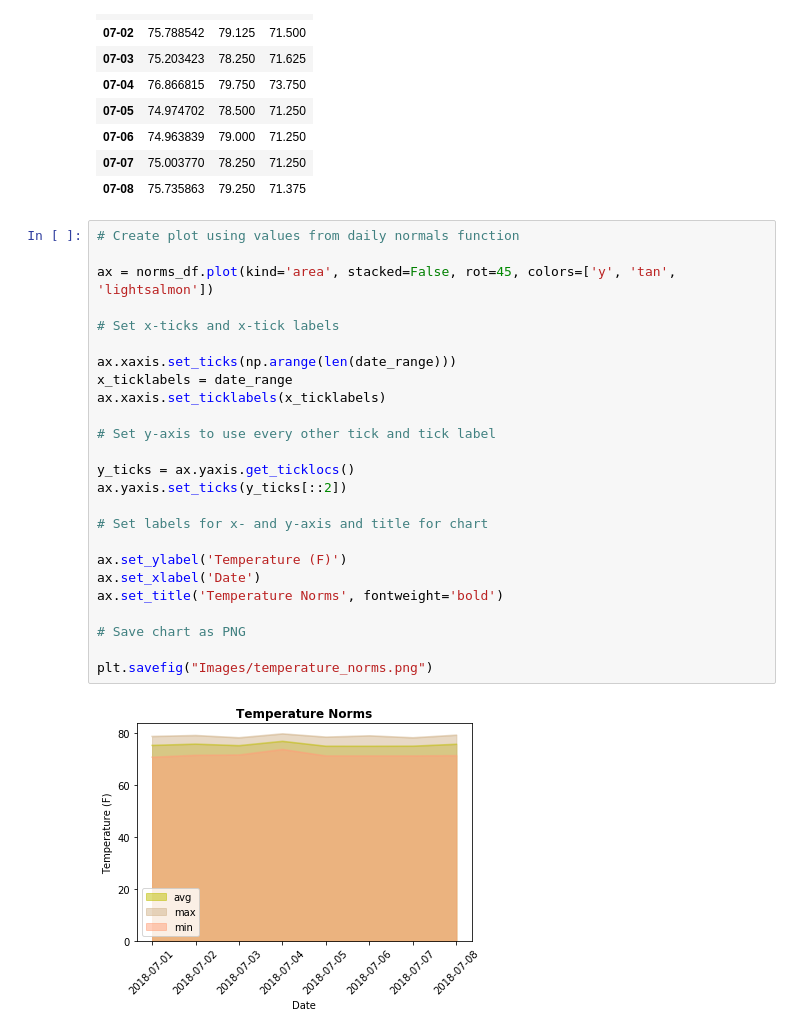
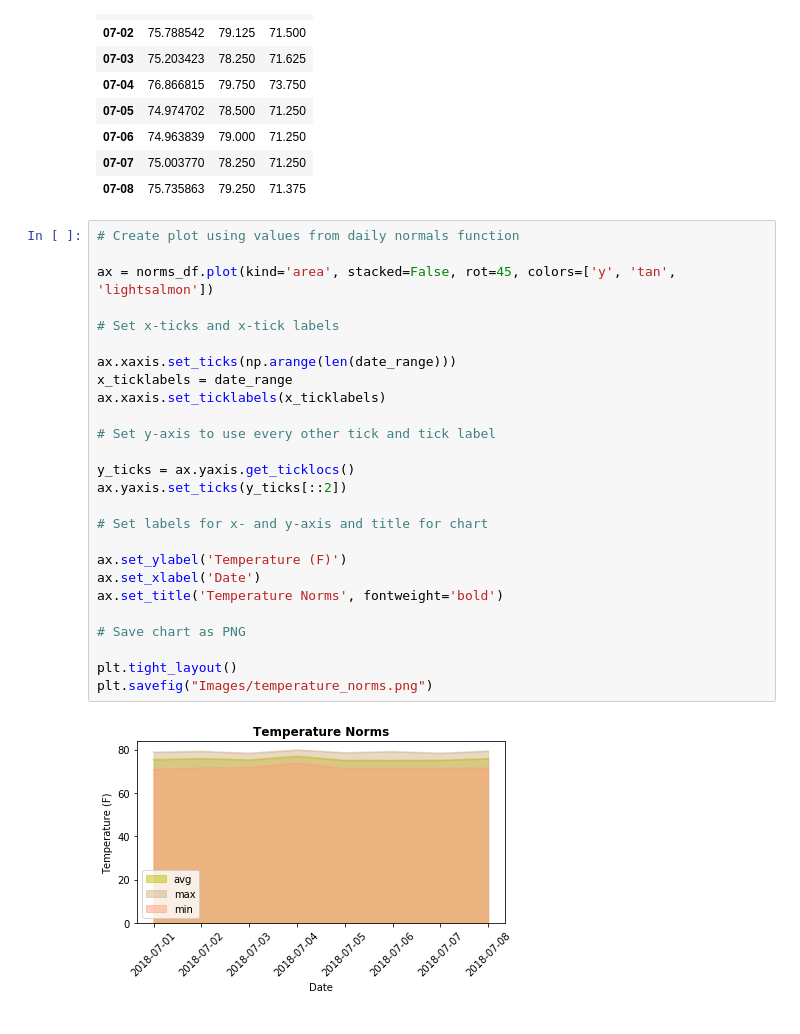
Before and after one commit to AMRiehle/sql-alchemy-challenge, a Jupyter notebook: climate_analysis.ipynb, the cells around one changed output. Drawn from its saved outputs; the diff is of its cells as text.

Commit message:
Fix Chart PNG with tight layout

```diff
--- a/climate_analysis.ipynb
+++ b/climate_analysis.ipynb
@@ -399,27 +399,28 @@ short_dates_df
 # %%
 # Create plot using values from daily normals function
 
 ax = norms_df.plot(kind='area', stacked=False, rot=45, colors=['y', 'tan', 'lightsalmon'])
 
 # Set x-ticks and x-tick labels
 
 ax.xaxis.set_ticks(np.arange(len(date_range)))
 x_ticklabels = date_range
 ax.xaxis.set_ticklabels(x_ticklabels)
 
 # Set y-axis to use every other tick and tick label
 
 y_ticks = ax.yaxis.get_ticklocs()
 ax.yaxis.set_ticks(y_ticks[::2])
 
 # Set labels for x- and y-axis and title for chart
 
 ax.set_ylabel('Temperature (F)')
 ax.set_xlabel('Date')
 ax.set_title('Temperature Norms', fontweight='bold')
 
 # Save chart as PNG
 
+plt.tight_layout()
 plt.savefig("Images/temperature_norms.png")
 # %% [output]
-[figure, old version]
+[figure, new version]
```
Also changed, not shown: 1 other file.
